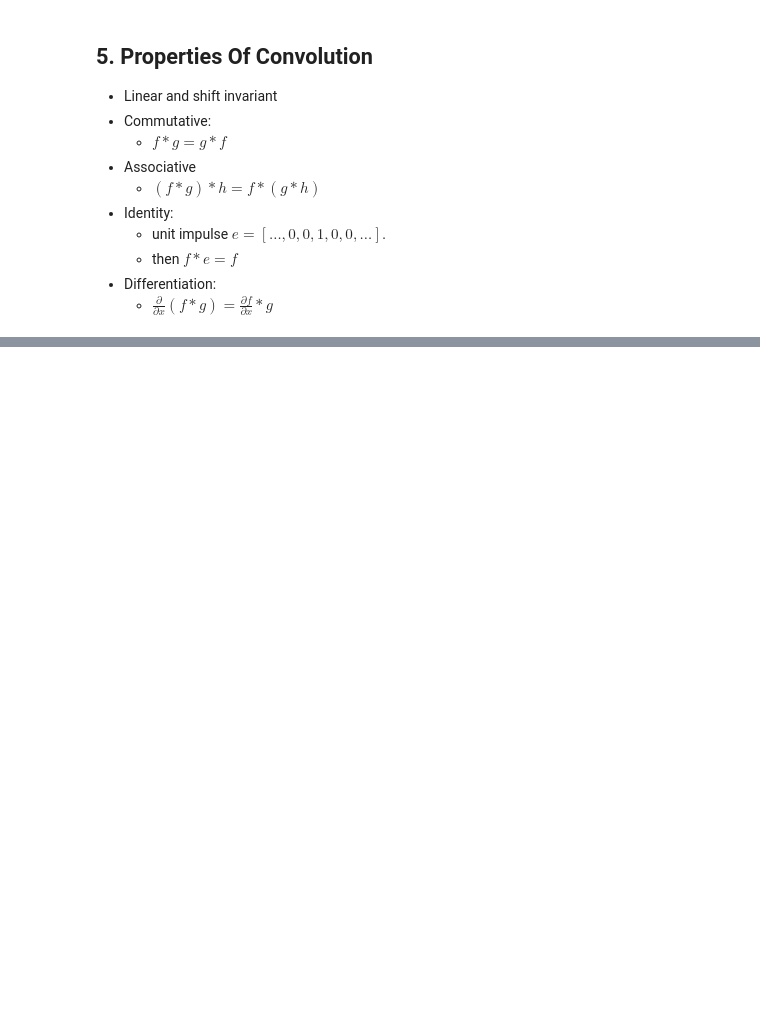
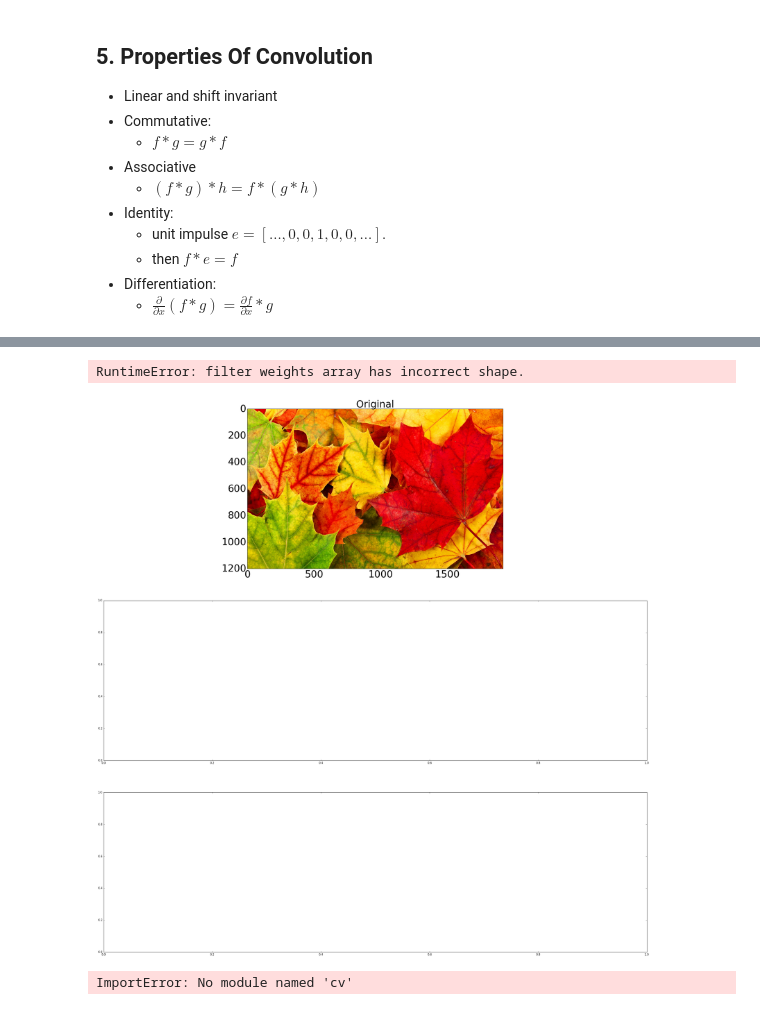
Before and after one commit to liprin1129/Computer-Vision, a Jupyter notebook: 4. Linearity and Convolution.ipynb, the cells around one changed output, grey strips where cells are left out. Saved outputs shown, nothing was run; the diff lists cells and outputs as text; code cells hidden in the pictures; blank space fills up the shorter version.

```diff
--- a/4. Linearity and Convolution.ipynb
+++ b/4. Linearity and Convolution.ipynb
@@ -104,0 +166,46 @@ $$G=H*F=(C*R)*F=C*(R*F)$$
+# %%
+from PIL import Image
+import numpy as np
+import scipy.ndimage
+import matplotlib.pyplot as plt
+%matplotlib inline
+
+fig, axis = plt.subplots(3, 1, figsize=(35, 35))
+## load an image
+img = np.array(Image.open('images/4/autumn-leaves.png')) # read image to array
+[n, m, d] = np.shape(img)
+
+axis[0].imshow(img)
+axis[0].set_title('Original', fontsize=35)
+axis[0].tick_params(axis='x', labelsize=35)
+axis[0].tick_params(axis='y', labelsize=35)
+
+## Create a Gaussian filter
+
+def fspecial_Gaussian(size, sigma):
+    x, y = np.mgrid[-size//2 + 1:size//2 + 1, -size//2 + 1:size//2 + 1]
+    g = np.exp(-((x**2 + y**2)/(2.0*sigma**2)))
+    return g/g.sum()
+
+filter_size = 21
+filter_sigma = 3
+
+gaussian_filter = fspecial_Gaussian(filter_size, filter_sigma)
+
+## Apply Gaussian filter, specifying an edge parameter
+scipy.ndimage.filters.correlate(img, gaussian_filter)
+axis[1].imshow(smoothed)
+axis[1].tick_params(axis='x', labelsize=15)
+axis[1].tick_params(axis='y', labelsize=15)
+axis[1].set_title('reflect', fontsize=15)
+# %% [output]
+RuntimeError: filter weights array has incorrect shape.
+[figure, added]
+# %%
+import numpy as np
+import cv
+
+# Load an color image in grayscale
+img = cv2.imread('images/4/autumn-leaves.png',0)
+# %% [output]
+ImportError: No module named 'cv'
```
Also changed, not shown: parts of 3 cells of this notebook, 1 other file.
